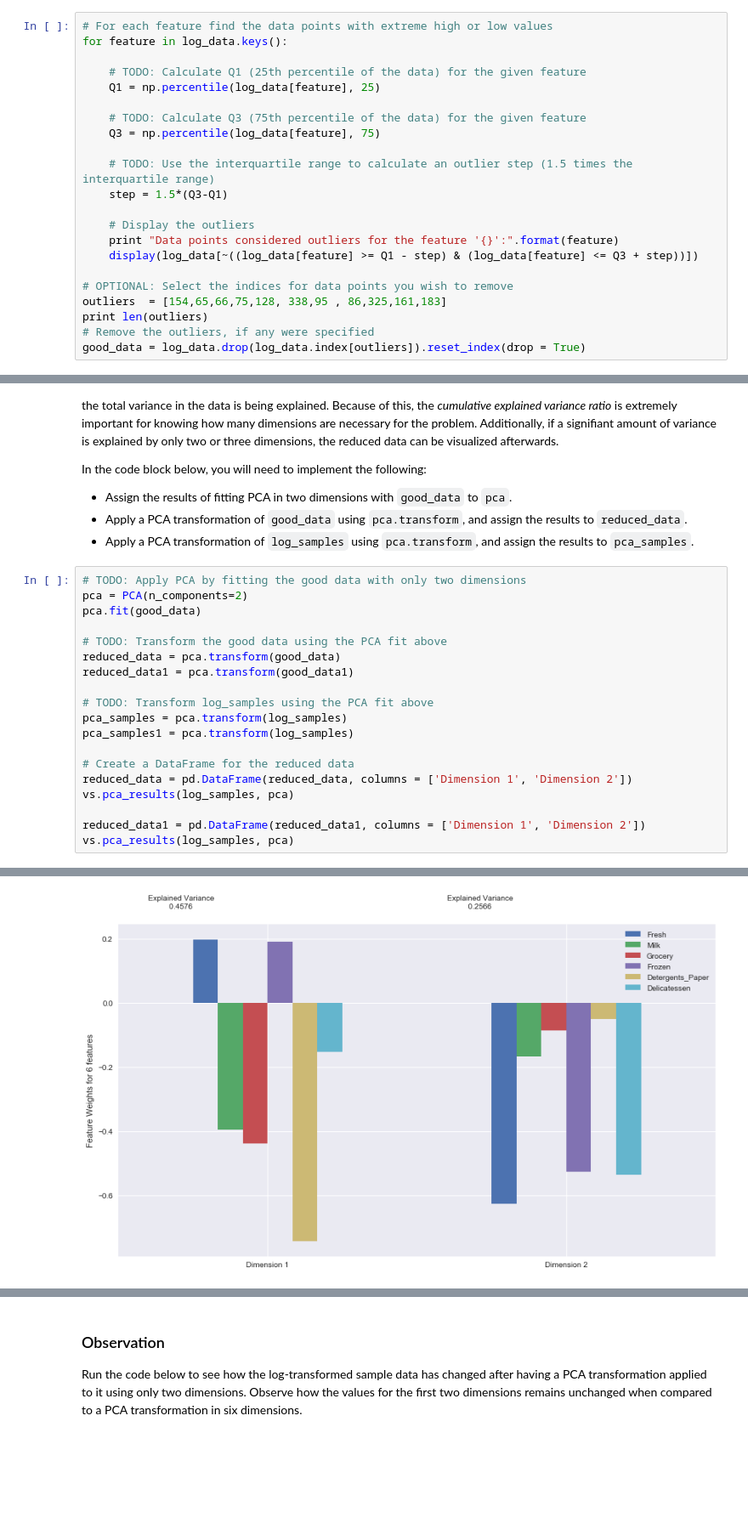
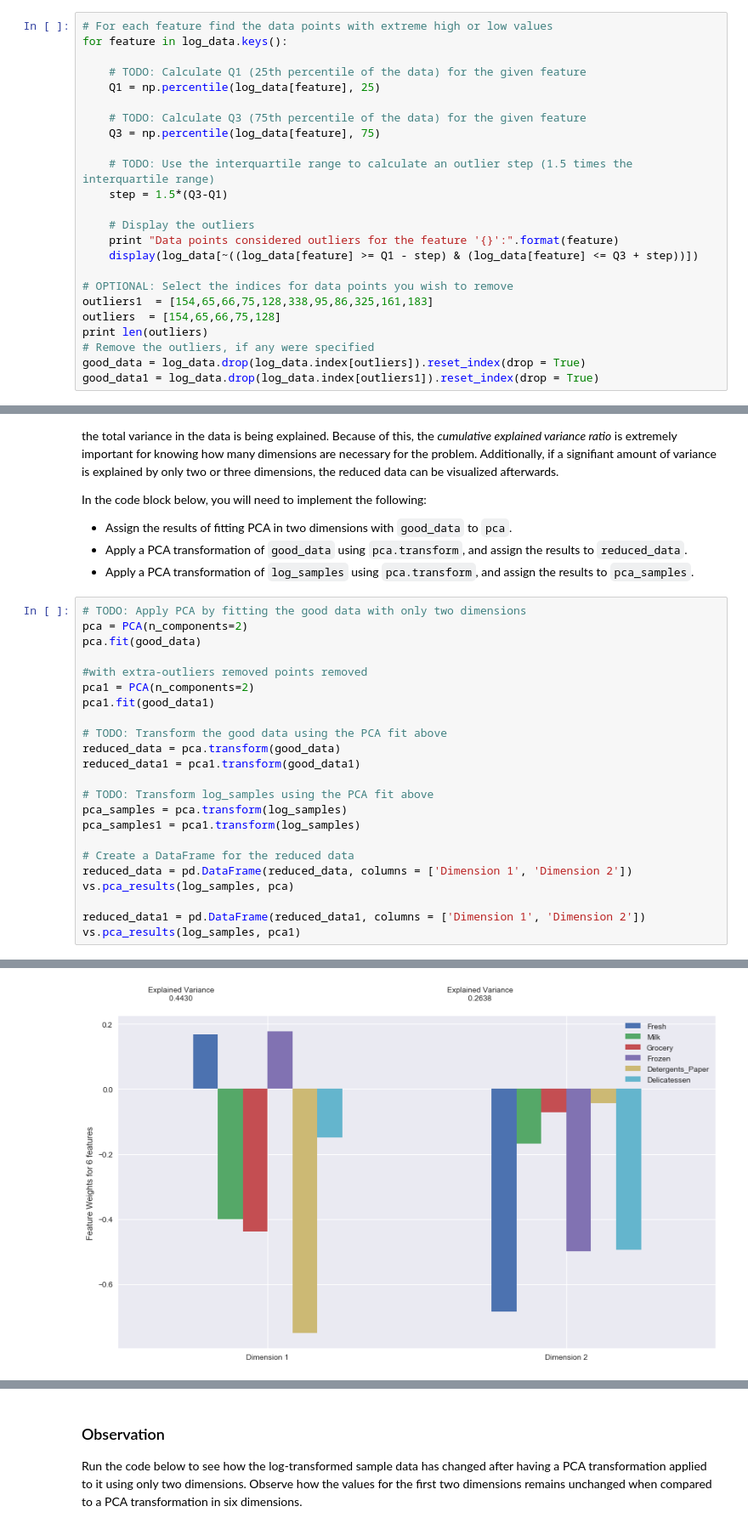
Before and after one commit to Kumaava/MLND_customer_segmentation, a Jupyter notebook: customer_segments.ipynb, the cells around one changed output, grey strips where cells are left out. Shown at 85% size. Cells and saved outputs as stored; diff of their text form; blank space fills up the shorter version.

```diff
--- a/customer_segments.ipynb
+++ b/customer_segments.ipynb
@@ -237,10 +270,12 @@ for feature in log_data.keys():
     display(log_data[~((log_data[feature] >= Q1 - step) & (log_data[feature] <= Q3 + step))])
 
 # OPTIONAL: Select the indices for data points you wish to remove
-outliers  = [154,65,66,75,128, 338,95 , 86,325,161,183]
+outliers1  = [154,65,66,75,128,338,95,86,325,161,183]
+outliers  = [154,65,66,75,128]
 print len(outliers)
 # Remove the outliers, if any were specified
 good_data = log_data.drop(log_data.index[outliers]).reset_index(drop = True)
+good_data1 = log_data.drop(log_data.index[outliers1]).reset_index(drop = True)
 # %% [output]
 Data points considered outliers for the feature 'Fresh':
 |  | Fresh | Milk | Grocery | Frozen | Detergents_Paper | Delicatessen |
@@ -459,27 +544,31 @@ In the code block below, you will need to implement the following:
 # %%
 # TODO: Apply PCA by fitting the good data with only two dimensions
 pca = PCA(n_components=2)
 pca.fit(good_data)
 
+#with extra-outliers removed points removed
+pca1 = PCA(n_components=2)
+pca1.fit(good_data1)
+
 # TODO: Transform the good data using the PCA fit above
 reduced_data = pca.transform(good_data)
-reduced_data1 = pca.transform(good_data1)
+reduced_data1 = pca1.transform(good_data1)
 
 # TODO: Transform log_samples using the PCA fit above
 pca_samples = pca.transform(log_samples)
-pca_samples1 = pca.transform(log_samples)
+pca_samples1 = pca1.transform(log_samples)
 
 # Create a DataFrame for the reduced data
 reduced_data = pd.DataFrame(reduced_data, columns = ['Dimension 1', 'Dimension 2'])
 vs.pca_results(log_samples, pca)
 
 reduced_data1 = pd.DataFrame(reduced_data1, columns = ['Dimension 1', 'Dimension 2'])
-vs.pca_results(log_samples, pca)
+vs.pca_results(log_samples, pca1)
 # %% [output]
 |  | Explained Variance | Fresh | Milk | Grocery | Frozen | Detergents_Paper | Delicatessen |
 | Dimension 1 | 0.4576 | 0.1974 | -0.3953 | -0.4382 | 0.1896 | -0.744 | -0.1523 |
 | Dimension 2 | 0.2566 | -0.6281 | -0.1669 | -0.0856 | -0.5278 | -0.052 | -0.5376 |
-[figure, old version]
+[figure, new version]
 [figure]
 # %% [markdown]
 ### Observation
```
Also changed, not shown: parts of 33 cells of this notebook.
